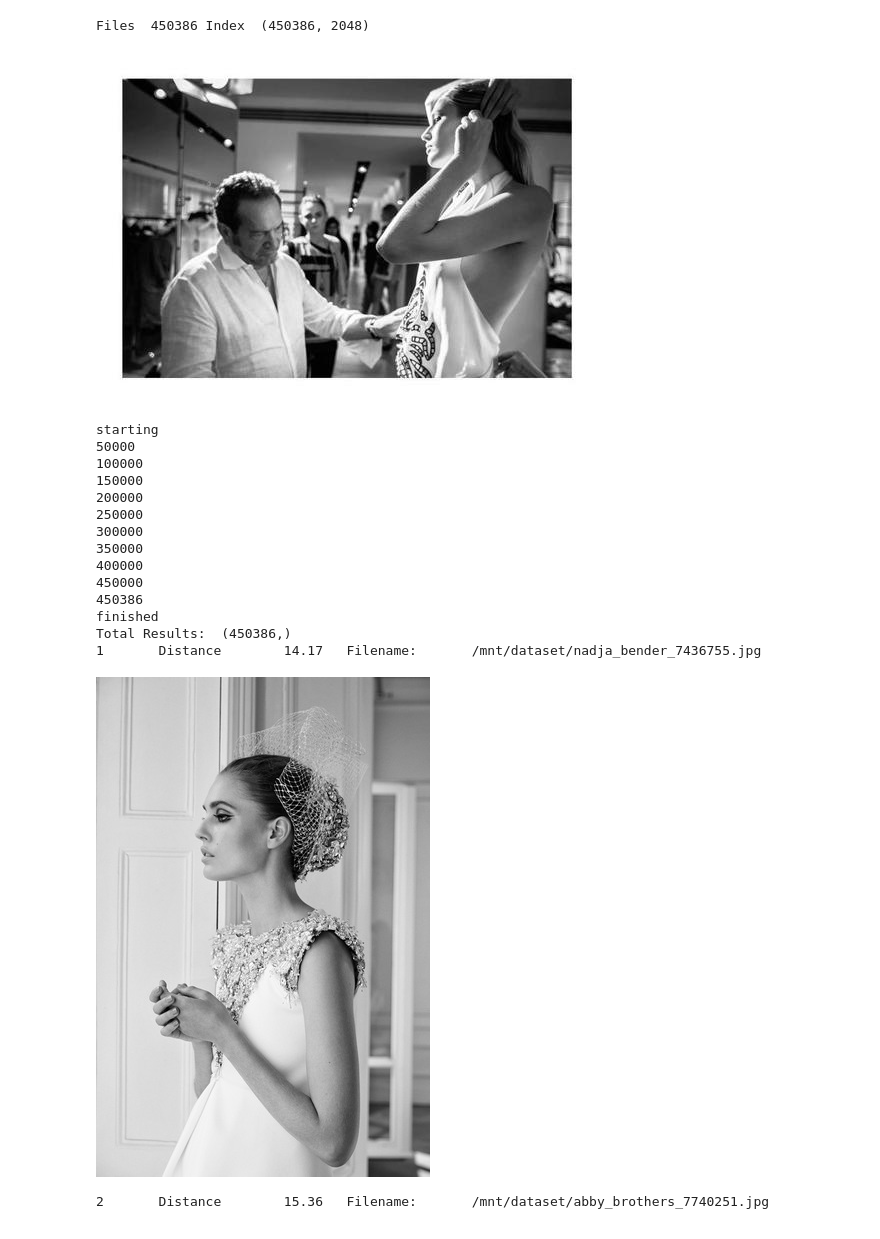
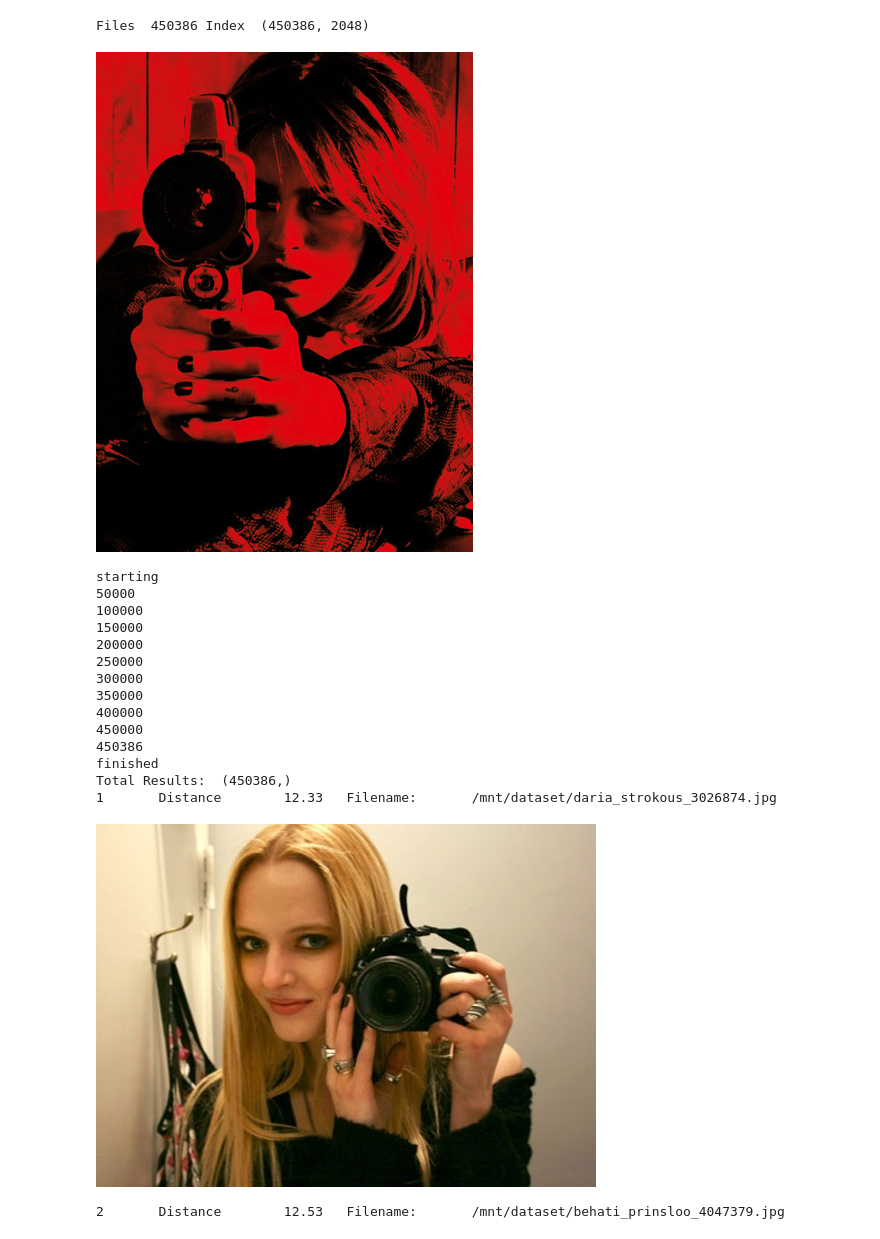
Before and after one commit to ml-lab/VisualSearchServer, a Jupyter notebook: notebook_index.ipynb, the cells around one changed output. Cells and saved outputs as stored; diff of their text form; code cells hidden in the pictures.

```diff
--- a/notebook_index.ipynb
+++ b/notebook_index.ipynb
@@ -25,35 +25,35 @@ def download(filename,query,rank):
         pass
     os.system("aws s3 cp s3://aub3data/dataset/{} examples/{}/{}.jpg".format(filename.split("/")[-1],query,rank))
 # %%
-query = 3546 #412345 # 5765 #84126 #39740 #98165
+query = 412345 #412345 # 5765 #84126 #39740 #98165
 query_vector = index[query][np.newaxis,:]
 download(files[query],query,0)
 display(Image(filename="examples/{}/{}.jpg".format(query,0)))
 print "starting"
 temp = []
 dist = []
 for k in xrange(index.shape[0]):
     temp.append(index[k])
     if (k+1) % 50000 == 0:
         temp = np.transpose(np.dstack(temp)[0])
         print k+1
         dist.append(spatial.distance.cdist(query_vector,temp))
         temp = []
 if temp:
     temp = np.transpose(np.dstack(temp)[0])
     print k+1
     dist.append(spatial.distance.cdist(query_vector,temp))
 dist = np.hstack(dist)
 print "finished"
 ranked = np.squeeze(dist.argsort())
 print "Total Results: ",ranked.shape
 for i,k in enumerate(ranked[:5]):
     if i: # 0th is the query
         print "{}\tDistance\t{}\tFilename:\t{}".format(i if i else "Query",round(dist[0,k],2),files[k])
         download(files[k],query,i)
         display(Image(filename="examples/{}/{}.jpg".format(query,i)))
 # %% [output]
-[figure, old version]
+[figure, new version]
 starting
 50000
 100000
@@ -67,6 +67,6 @@ starting
 450386
 finished
 Total Results:  (450386,)
-1       Distance        14.17   Filename:       /mnt/dataset/nadja_bender_7436755.jpg
+1       Distance        12.33   Filename:       /mnt/dataset/daria_strokous_3026874.jpg
-[figure, old version]
+[figure, new version]
-2       Distance        15.36   Filename:       /mnt/dataset/abby_brothers_7740251.jpg
+2       Distance        12.53   Filename:       /mnt/dataset/behati_prinsloo_4047379.jpg
```
Also changed, not shown: parts of 1 cell of this notebook, 1 other file.
